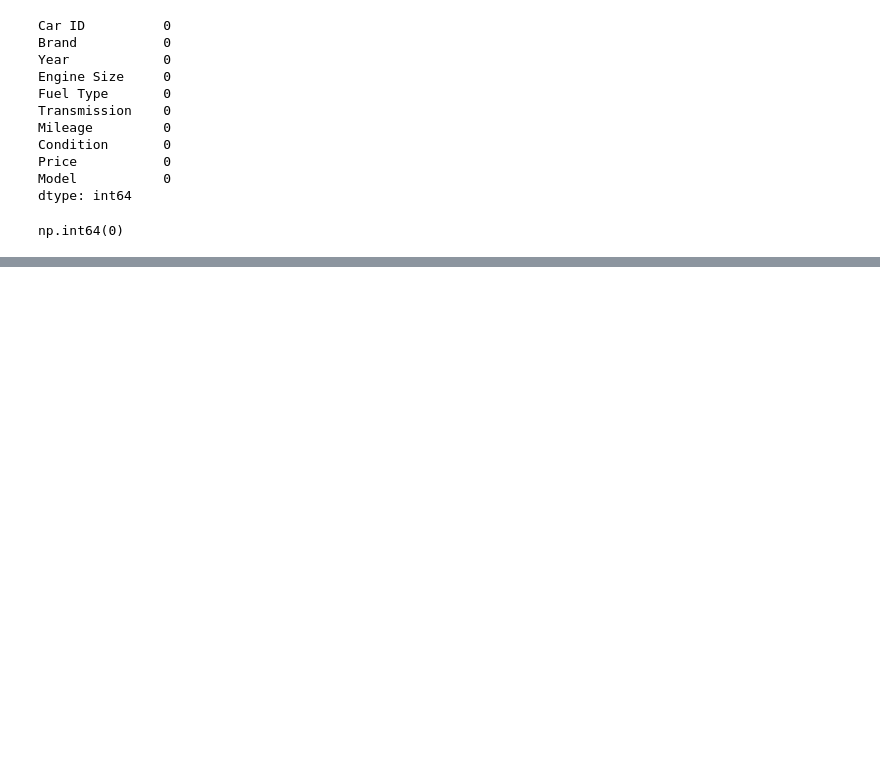
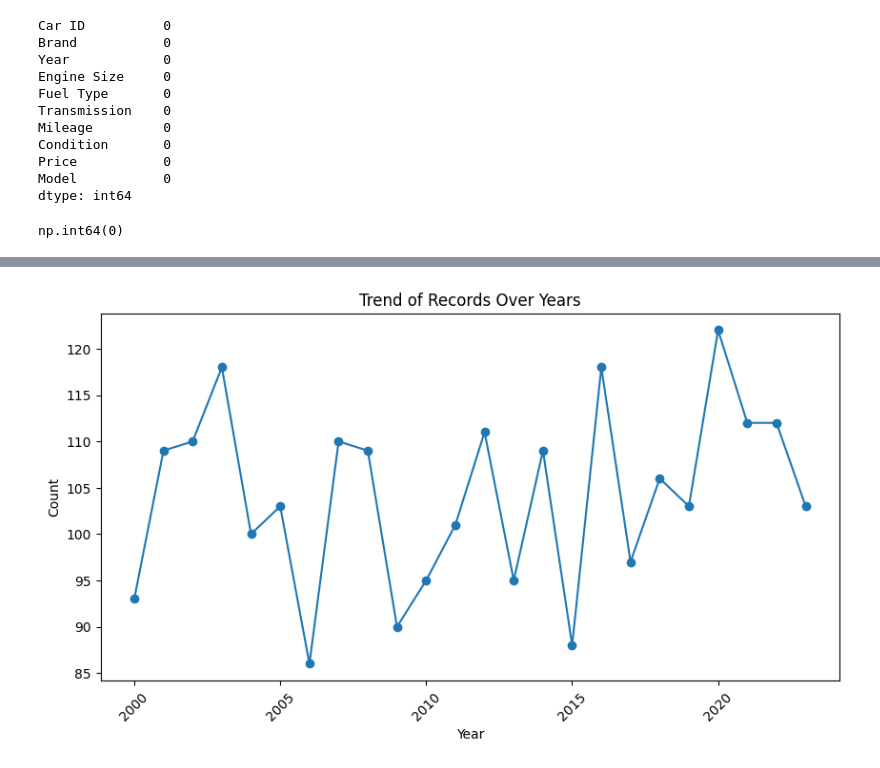
Before and after one commit to pasindu-piyumal/car_price_prediction, a Jupyter notebook: analysis.ipynb, the cells around one changed output, grey strips where cells are left out. Saved outputs shown, nothing was run; the diff lists cells and outputs as text; code cells hidden in the pictures; blank space fills up the shorter version.

```diff
--- a/analysis.ipynb
+++ b/analysis.ipynb
@@ -120,0 +222,11 @@ for i in range(0, len(num_cols), 2):
+# %%
+plt.figure(figsize=(10,5))
+plt.plot(df['Year'].value_counts().sort_index().index, df['Year'].value_counts().sort_index().values, marker='o')
+
+plt.xlabel("Year")
+plt.ylabel("Count")
+plt.title("Trend of Records Over Years")
+plt.xticks(rotation=45)
+plt.show()
+# %% [output]
+[figure, added]
```
Also changed, not shown: parts of 17 cells of this notebook.
